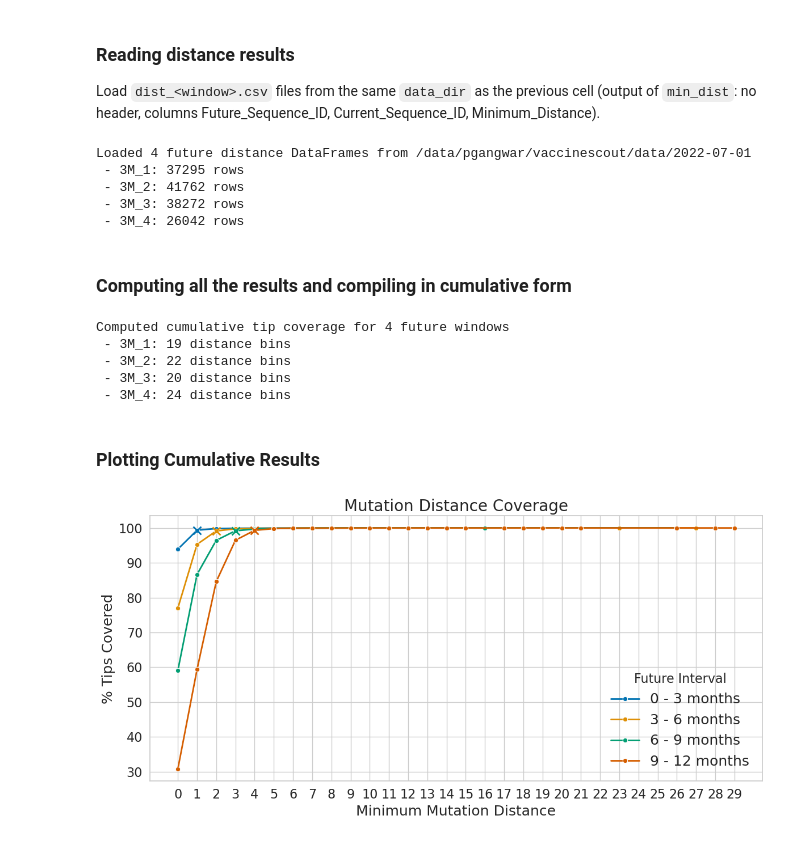
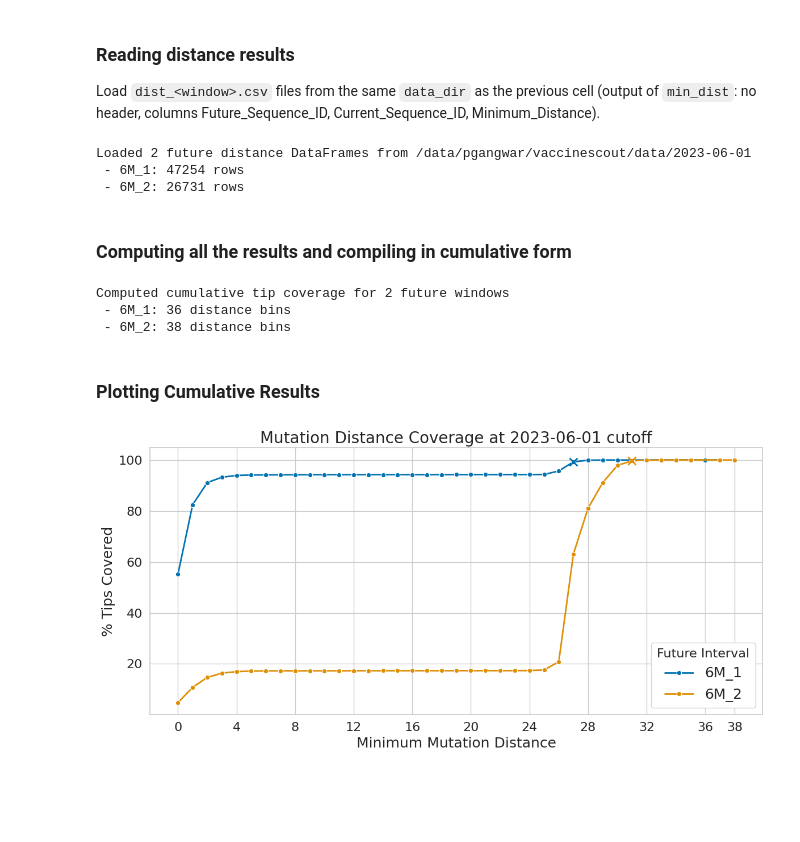
Before and after one commit to TurakhiaLab/VaccineScout, a Jupyter notebook: scripts/new_mutations_cumulative.ipynb, the cells around one changed output. Drawn from its saved outputs; the diff is of its cells as text; code cells hidden in the pictures; blank space fills up the shorter version.

```diff
--- a/scripts/new_mutations_cumulative.ipynb
+++ b/scripts/new_mutations_cumulative.ipynb
@@ -38,7 +38,7 @@ refSeq = getReference(ROOT_PATH + 'ref_spike_genome.fa')
 Create Disjoint time interval slices
 # %%
 # --- Define cutoff date ---
-cutoff_date = "2022-07-01"
+cutoff_date = "2023-06-01"
 
 d = 30
 
@@ -55,7 +55,8 @@ current_df, future_df = split_circulating_and_future(
 )
 
 # --- Define windows for slicing future data ---
-disjoint_windows = ['3M_1', '3M_2', '3M_3', '3M_4']
+#disjoint_windows = ['3M_1', '3M_2', '3M_3', '3M_4']
+disjoint_windows = ['6M_1', '6M_2']
 
 # --- Perform slicing ---
 disjoint_slices = slice_by_disjoint_windows(future_df, disjoint_windows)
@@ -175,10 +178,12 @@ from glob import glob
 
 data_dir = os.path.join(ROOT_PATH.rstrip("/"), cutoff_date)
 
-csv_files = sorted(glob(os.path.join(data_dir, "dist_*.csv")))
-if not csv_files:
+csv_files = [os.path.join(data_dir, f"dist_{window}.csv") for window in disjoint_windows]
+
+missing_files = [f for f in csv_files if not os.path.exists(f)]
+if missing_files:
     raise FileNotFoundError(
-        f"No dist_*.csv in {data_dir}. Run the previous cell first (writes sample_ids and runs min_dist)."
+        f"Missing expected files: {missing_files}. Run the previous cell first."
     )
 
 future_dist_dfs = {}
@@ -192,11 +197,9 @@ print(f"Loaded {len(future_dist_dfs)} future distance DataFrames from {data_dir}
 for key in sorted(future_dist_dfs.keys()):
     print(f" - {key}: {len(future_dist_dfs[key])} rows")
 # %% [output]
-Loaded 4 future distance DataFrames from /data/pgangwar/vaccinescout/data/2022-07-01
- - 3M_1: 37295 rows
- - 3M_2: 41762 rows
- - 3M_3: 38272 rows
- - 3M_4: 26042 rows
+Loaded 2 future distance DataFrames from /data/pgangwar/vaccinescout/data/2023-06-01
+ - 6M_1: 47254 rows
+ - 6M_2: 26731 rows
 # %% [markdown]
 ### Computing all the results and compiling in cumulative form
 # %%
@@ -238,11 +241,9 @@ print(f"Computed cumulative tip coverage for {len(results)} future windows")
 for key in results.keys():
     print(f" - {key}: {len(results[key])} distance bins")
 # %% [output]
-Computed cumulative tip coverage for 4 future windows
- - 3M_1: 19 distance bins
- - 3M_2: 22 distance bins
- - 3M_3: 20 distance bins
- - 3M_4: 24 distance bins
+Computed cumulative tip coverage for 2 future windows
+ - 6M_1: 36 distance bins
+ - 6M_2: 38 distance bins
 # %% [markdown]
 ### Plotting Cumulative Results
 # %%
@@ -298,39 +299,48 @@ ax = sns.lineplot(
     data=df_plot,
     x="Distance",
     y="Cumulative %",
     hue="Slice",
     marker="o",
     linewidth=2
 )
 
 # --- Get consistent colors per slice ---
 palette = sns.color_palette("colorblind", n_colors=df_plot["Slice"].nunique())
 hue_order = df_plot["Slice"].unique()
 color_map = dict(zip(hue_order, palette))
 
 # --- Add 'x' markers at threshold exceed points ---
 for key, (x, y) in marker_points.items():
     slice_label = legend_labels.get(key, key)
     ax.plot(x, y, "x", color=color_map[slice_label], markersize=10, markeredgewidth=2)
 
-# --- Force all x-ticks to appear ---
-ax.set_xticks(full_counts)
-ax.set_xticklabels(full_counts, rotation=0)
+# --- Sparse x-axis labels to avoid clutter ---
+tick_step = 4
+sparse_ticks = list(range(0, max_dist + 1, tick_step))
+if sparse_ticks[-1] != max_dist:
+    sparse_ticks.append(max_dist)
+ax.set_xticks(sparse_ticks)
 
 # --- Axis labels, title, and legend styling ---
-ax.set_title("Mutation Distance Coverage", fontsize=20)
+ax.set_title(f"Mutation Distance Coverage at {cutoff_date} cutoff", fontsize=20)
 ax.set_ylabel("% Tips Covered", fontsize=18)
 ax.set_xlabel("Minimum Mutation Distance", fontsize=18)
-plt.legend(title="Future Interval", fontsize=18, title_fontsize=16)
+leg = plt.legend(
+    title="Future Interval",
+    fontsize=18,
+    title_fontsize=16,
+    frameon=True,
+    facecolor="white",
+    edgecolor="lightgray",
+    framealpha=1.0,
+)
+leg.set_zorder(100)
 ax.tick_params(axis="x", labelsize=16)
 ax.tick_params(axis="y", labelsize=16)
 
 # --- Adjust layout and display ---
 plt.tight_layout()
 
-# --- Save figure (optional) ---
-plt.savefig(f"/home/pgangwar@AD.UCSD.EDU/FutureCoV/{cutoff_date}/new_mutation_cumulative.svg", format="svg")
-
 plt.show()
 # %% [output]
-[figure, old version]
+[figure, new version]
```
Also changed, not shown: parts of 3 cells of this notebook, 10 other files.
